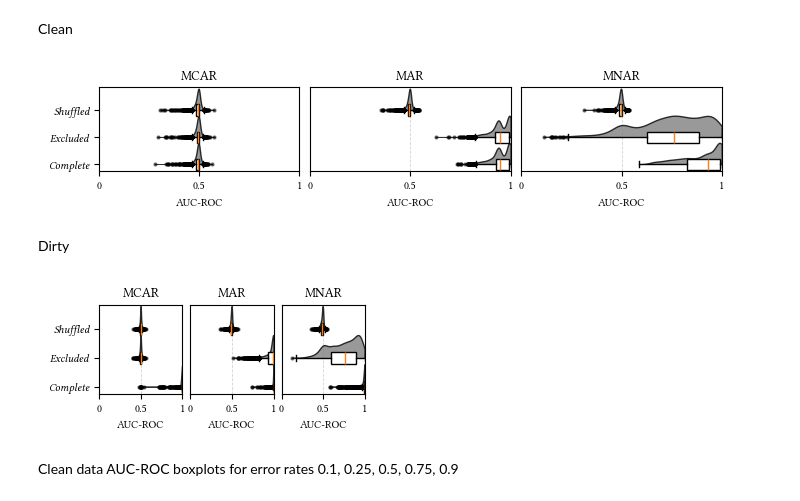
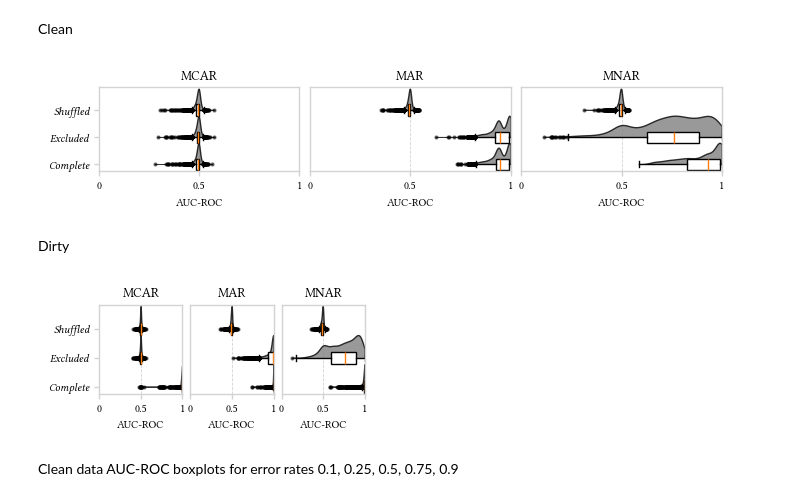
Before and after one commit to calgo-lab/MechDetect, a Jupyter notebook: src/auc_roc_analysis.ipynb, the cells around one changed output. Cells and saved outputs as stored; diff of their text form; code cells hidden in the pictures.

Commit message:
Final final touches on plots

```diff
--- a/src/auc_roc_analysis.ipynb
+++ b/src/auc_roc_analysis.ipynb
@@ -236,34 +236,48 @@ for col_idx, mechanism in enumerate(error_mechanisms):
 
     if col_idx == 0:
         ax.set_yticks(y_positions)
         ax.set_yticklabels(scenarios)
     else:
         ax.set_yticks([])
         ax.set_yticklabels([])
 
     ax.set_xlim(0, 1)
     ax.set_xlabel('AUC-ROC')
     ax.set_title(mechanism)
 
     bottom = y_positions[0] - spacing / 7
     top = y_positions[-1] + spacing / 2
     ax.set_ylim(bottom, top)
 
     for label in ax.get_yticklabels():
         label.set_fontstyle('italic')
 
 for ax in axes:
+    for spine in ax.spines.values():
+        spine.set_edgecolor('lightgray')
+        spine.set_linewidth(1.0)  # adjust thickness as needed
+    ax.tick_params(
+        axis='both',
+        colors='lightgray',       # tick color
+        width=1.0,           # tick thickness
+        direction='out'      # ticks point outward, optional
+    )
+
+    # Black tick label text (numbers)
+    for label in ax.get_xticklabels() + ax.get_yticklabels():
+        label.set_color('black')
+
     ticks = [0.0, 0.5, 1.0]
     ax.set_xticks(ticks)
     ax.xaxis.set_major_formatter(mticker.FuncFormatter(custom_xtick_formatter_factory(ticks)))
     ax.tick_params(axis='x')
     ax.xaxis.set_minor_locator(mticker.NullLocator())
 
 plt.tight_layout(pad=0.5)
 plt.savefig("../plots/auc_roc_clean_violinplots.pdf", bbox_inches='tight', pad_inches=0)
 plt.show()
 # %% [output]
-[figure, old version]
+[figure, new version]
 # %% [markdown]
 Dirty
 # %%
@@ -360,6 +374,20 @@ for col_idx, mechanism in enumerate(error_mechanisms):
         label.set_fontstyle('italic')
 
 for ax in axes:
+    for spine in ax.spines.values():
+        spine.set_edgecolor('lightgray')
+        spine.set_linewidth(1.0)  # adjust thickness as needed
+    ax.tick_params(
+        axis='both',
+        colors='lightgray',       # tick color
+        width=1.0,           # tick thickness
+        direction='out'      # ticks point outward, optional
+    )
+
+    # Black tick label text (numbers)
+    for label in ax.get_xticklabels() + ax.get_yticklabels():
+        label.set_color('black')
+
     ticks = [0.0, 0.5, 1.0]  # Explicitly include the ticks you want
     ax.set_xticks(ticks)
 
@@ -378,7 +406,7 @@ plt.tight_layout(pad=0.25)
 plt.savefig("../plots/auc_roc_dirty_violinplots.pdf", bbox_inches='tight', pad_inches=0)
 plt.show()
 # %% [output]
-[figure, old version]
+[figure, new version]
 # %% [markdown]
 Clean data AUC-ROC boxplots for error rates 0.1, 0.25, 0.5, 0.75, 0.9
 # %%
```
Also changed, not shown: 6 other files.
